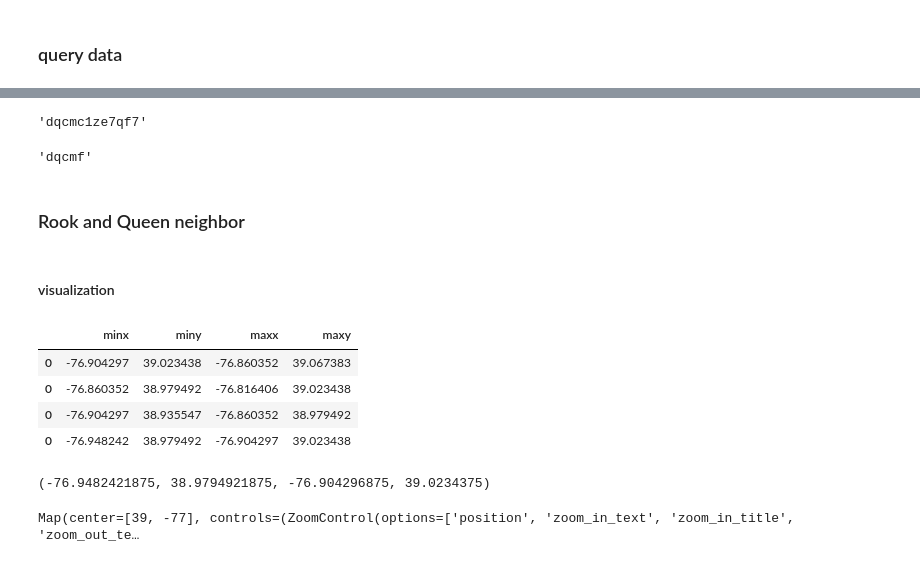
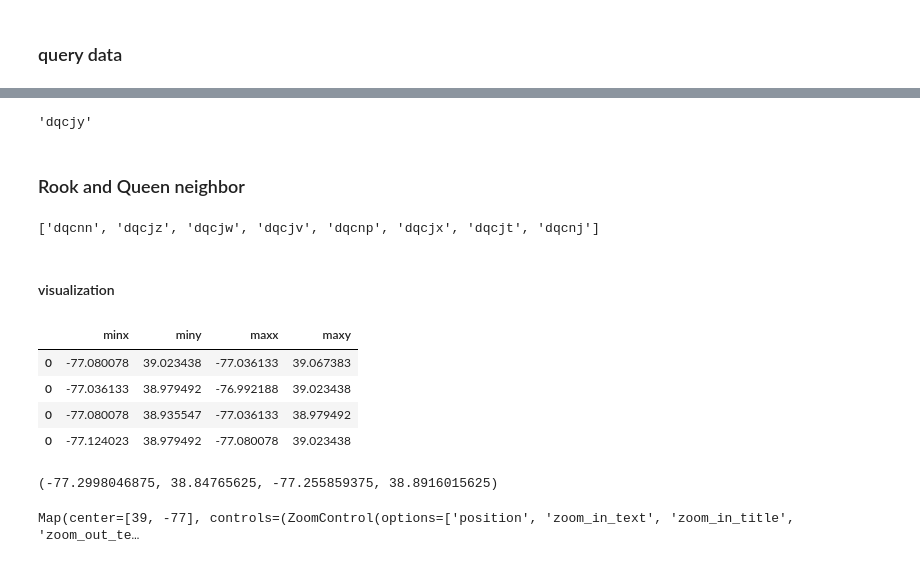
Before and after one commit to easierdata/geohash-cid, a Jupyter notebook: notebooks/spatial_query_comparison.ipynb, the cells around one changed output, grey strips where cells are left out. Drawn from its saved outputs; the diff is of its cells as text; code cells hidden in the pictures.

```diff
--- a/notebooks/spatial_query_comparison.ipynb
+++ b/notebooks/spatial_query_comparison.ipynb
@@ -25,11 +67,12 @@ demo_points = gpd.read_file("../../data/maryland_demo/collegepark_restaurant_cid
+# %%
+# use the random point for neighbor query
+q_lng,q_lat = gdf_rand_points.iloc[0].geometry.x,gdf_rand_points.iloc[0].geometry.y
 # %%
-pgh.encode(latitude=38.9897, longitude=-76.9378)
+q_geohash = pgh.encode(latitude=q_lat, longitude=q_lng,precision=5)
-# %% [output]
-'dqcmc1ze7qf7'
-# %%
-pgh.get_adjacent("dqcmc","right")
-# %% [output]
-'dqcmf'
+# %%
+q_geohash
+# %% [output]
+'dqcjy'
 # %% [markdown]
 ### Rook and Queen neighbor
 # %%
@@ -48,8 +91,12 @@ def queen_neighbors(geohash: str) -> list:
         nei.append(pgh.get_adjacent(nei[i],directions[i]))
     return nei
 # %%
-rn = rook_neighbors('dqcmf')
-qn = queen_neighbors('dqcmf')
+rn = rook_neighbors(q_geohash)
+qn = queen_neighbors(q_geohash)
+# %%
+qn
+# %% [output]
+['dqcnn', 'dqcjz', 'dqcjw', 'dqcjv', 'dqcnp', 'dqcjx', 'dqcjt', 'dqcnj']
 # %% [markdown]
 #### visualization
 # %%
@@ -74,20 +121,20 @@ def geohash_to_gdf(geohash):
     gdf = gpd.GeoDataFrame({'geometry': [polygon],'geohash': [geohash]})
     return gdf
 # %%
-rb_gdf = pd.concat([geohash_to_gdf(geohash) for geohash in rn])
-qb_gdf = pd.concat([geohash_to_gdf(geohash) for geohash in qn])
+rn_gdf = pd.concat([geohash_to_gdf(geohash) for geohash in rn])
+qn_gdf = pd.concat([geohash_to_gdf(geohash) for geohash in qn])
 # %%
-rb_gdf.geometry.bounds
+rn_gdf.geometry.bounds
 # %% [output]
 |  | minx | miny | maxx | maxy |
-| 0 | -76.904297 | 39.023438 | -76.860352 | 39.067383 |
-| 0 | -76.860352 | 38.979492 | -76.816406 | 39.023438 |
-| 0 | -76.904297 | 38.935547 | -76.860352 | 38.979492 |
-| 0 | -76.948242 | 38.979492 | -76.904297 | 39.023438 |
+| 0 | -77.080078 | 39.023438 | -77.036133 | 39.067383 |
+| 0 | -77.036133 | 38.979492 | -76.992188 | 39.023438 |
+| 0 | -77.080078 | 38.935547 | -77.036133 | 38.979492 |
+| 0 | -77.124023 | 38.979492 | -77.080078 | 39.023438 |
 # %%
 rb_gdf.iloc[-1].geometry.bounds
 # %% [output]
-(-76.9482421875, 38.9794921875, -76.904296875, 39.0234375)
+(-77.2998046875, 38.84765625, -77.255859375, 38.8916015625)
 # %%
 import leafmap.leafmap as leafmap
 # %%
```
Also changed, not shown: parts of 70 cells of this notebook, 3 other files.
